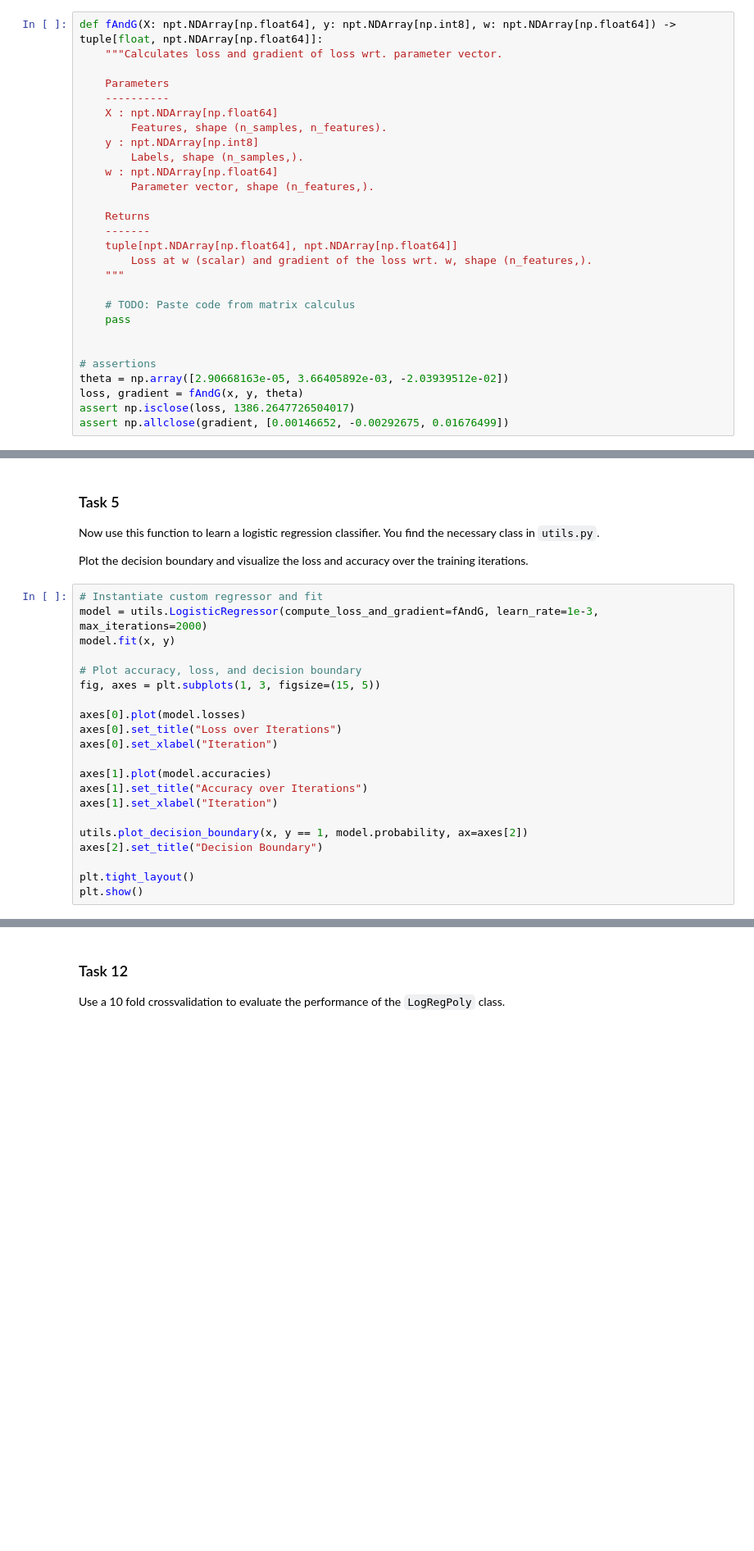
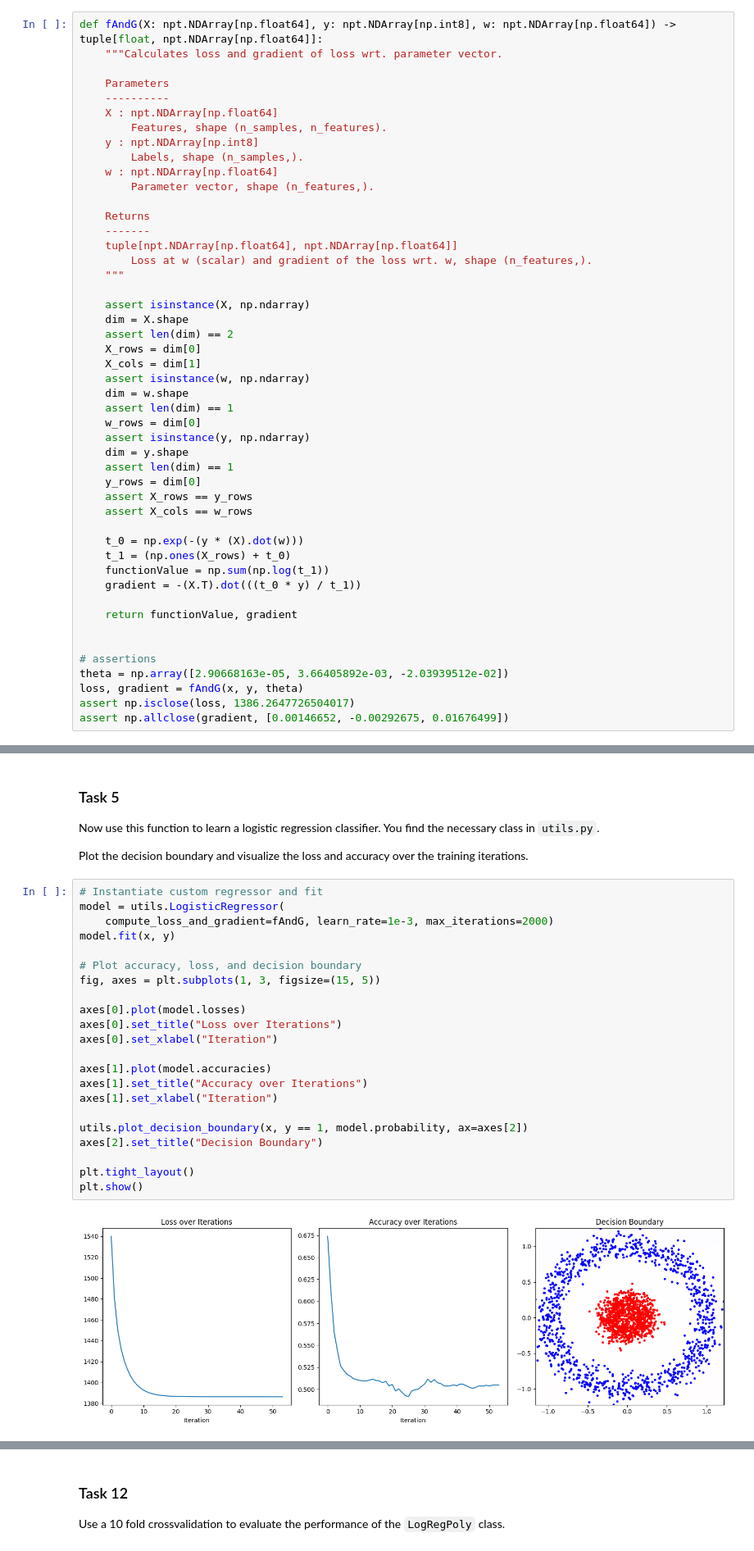
Before and after one commit to MherMnatsakanyan03/algorithmische_grundlagen_ml_LAB, a Jupyter notebook: tasks/09_Kernels/09_Kernels.ipynb, the cells around one changed output, grey strips where cells are left out. Shown at 82% size. Drawn from its saved outputs; the diff is of its cells as text; blank space fills up the shorter version.

```diff
--- a/tasks/09_Kernels/09_Kernels.ipynb
+++ b/tasks/09_Kernels/09_Kernels.ipynb
@@ -126,8 +136,28 @@ def fAndG(X: npt.NDArray[np.float64], y: npt.NDArray[np.int8], w: npt.NDArray[np
         Loss at w (scalar) and gradient of the loss wrt. w, shape (n_features,).
     """
 
-    # TODO: Paste code from matrix calculus
-    pass
+    assert isinstance(X, np.ndarray)
+    dim = X.shape
+    assert len(dim) == 2
+    X_rows = dim[0]
+    X_cols = dim[1]
+    assert isinstance(w, np.ndarray)
+    dim = w.shape
+    assert len(dim) == 1
+    w_rows = dim[0]
+    assert isinstance(y, np.ndarray)
+    dim = y.shape
+    assert len(dim) == 1
+    y_rows = dim[0]
+    assert X_rows == y_rows
+    assert X_cols == w_rows
+
+    t_0 = np.exp(-(y * (X).dot(w)))
+    t_1 = (np.ones(X_rows) + t_0)
+    functionValue = np.sum(np.log(t_1))
+    gradient = -(X.T).dot(((t_0 * y) / t_1))
+
+    return functionValue, gradient
 
 
 # assertions
@@ -143,25 +175,28 @@ Now use this function to learn a logistic regression classifier. You find the ne
 Plot the decision boundary and visualize the loss and accuracy over the training iterations.
 # %%
 # Instantiate custom regressor and fit
-model = utils.LogisticRegressor(compute_loss_and_gradient=fAndG, learn_rate=1e-3, max_iterations=2000)
+model = utils.LogisticRegressor(
+    compute_loss_and_gradient=fAndG, learn_rate=1e-3, max_iterations=2000)
 model.fit(x, y)
 
 # Plot accuracy, loss, and decision boundary
 fig, axes = plt.subplots(1, 3, figsize=(15, 5))
 
 axes[0].plot(model.losses)
 axes[0].set_title("Loss over Iterations")
 axes[0].set_xlabel("Iteration")
 
 axes[1].plot(model.accuracies)
 axes[1].set_title("Accuracy over Iterations")
 axes[1].set_xlabel("Iteration")
 
 utils.plot_decision_boundary(x, y == 1, model.probability, ax=axes[2])
 axes[2].set_title("Decision Boundary")
 
 plt.tight_layout()
 plt.show()
+# %% [output]
+[figure, added]
 # %% [markdown]
 ## The Polynomial kernel
 
```
Also changed, not shown: parts of 11 cells of this notebook.
